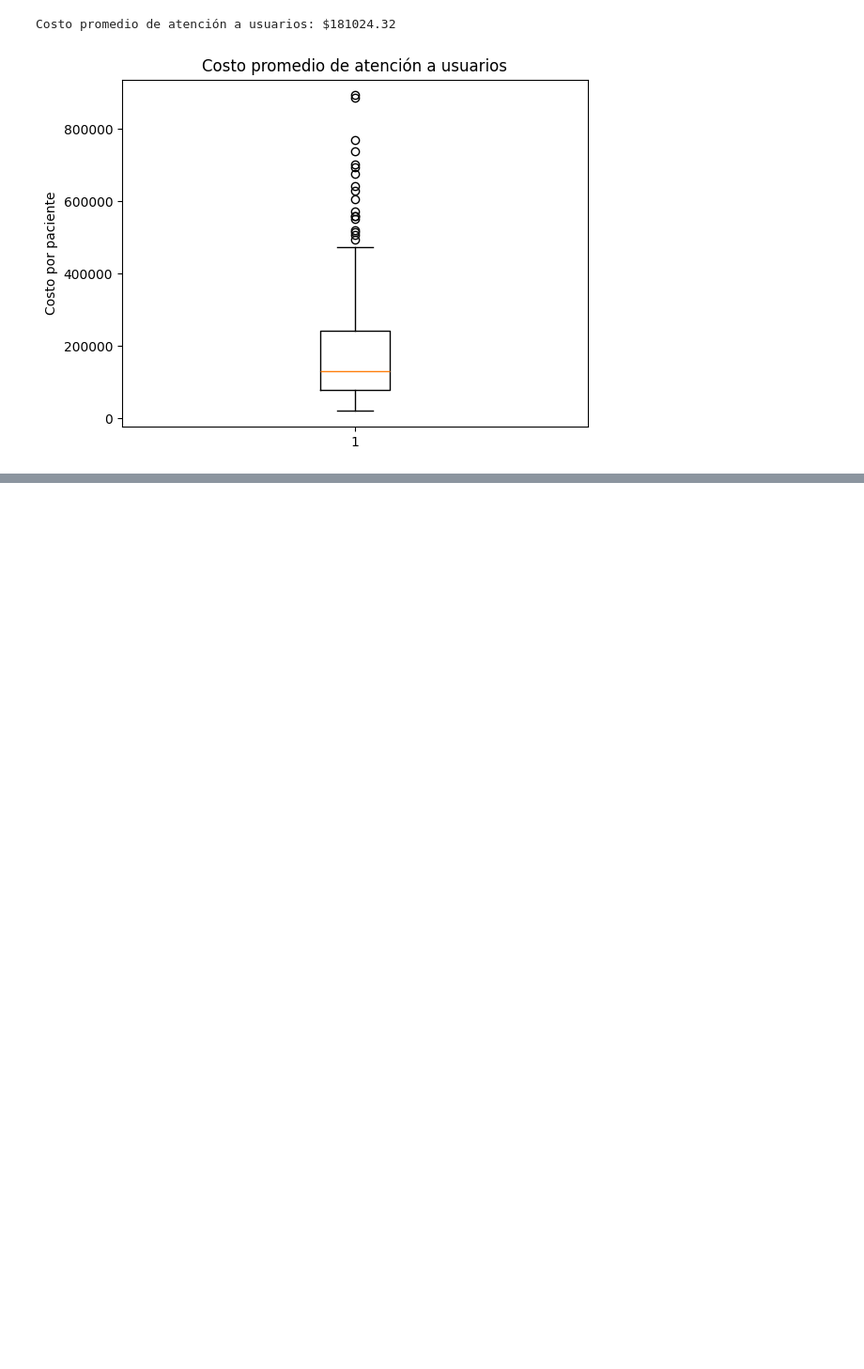
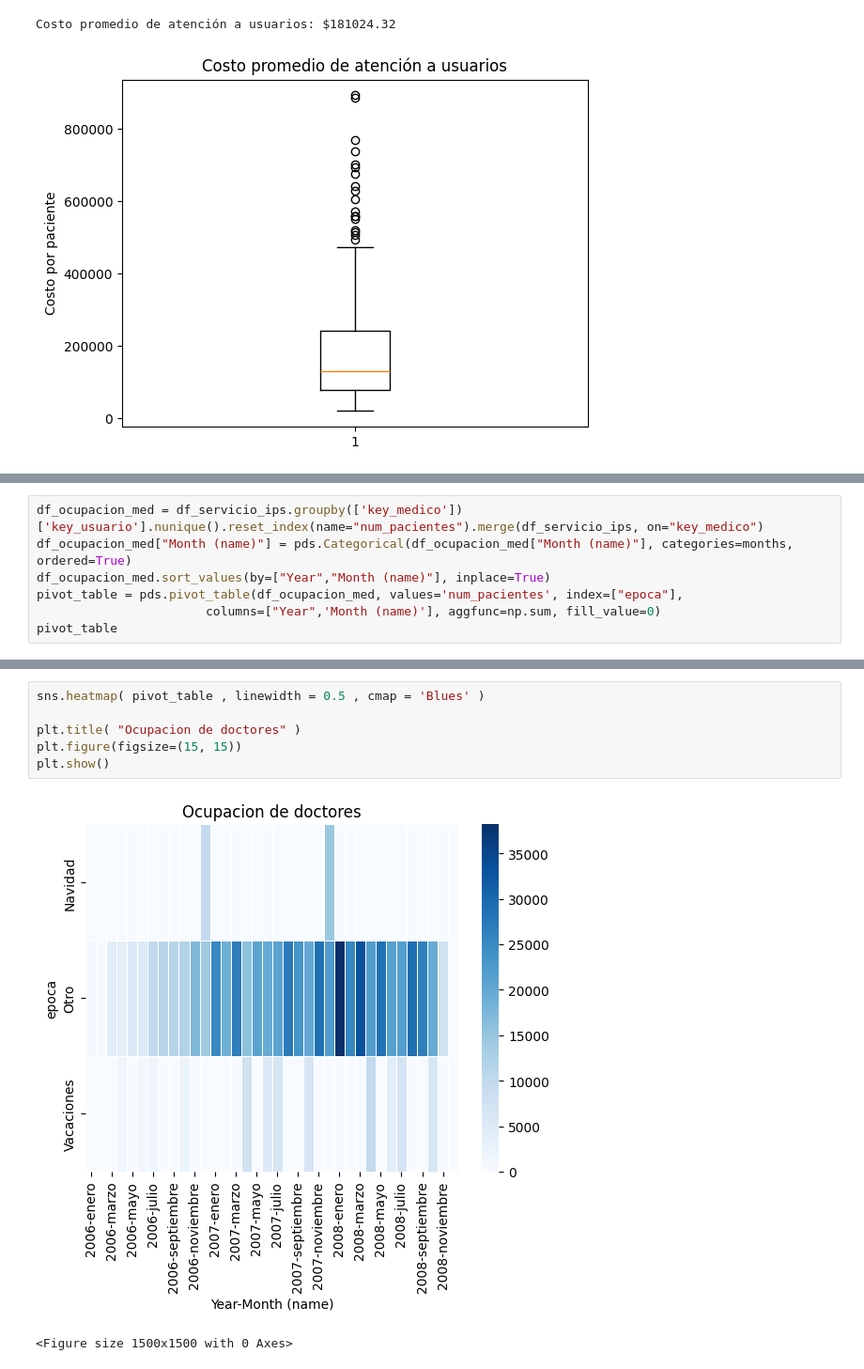
Before and after one commit to Jujo2040751/Proyecto-DataScience, a Jupyter notebook: costos.ipynb, the cells around one changed output, grey strips where cells are left out. Shown: that part at 94% size. Cells and saved outputs as stored; diff of their text form; blank space fills up the shorter version.

```diff
--- a/costos.ipynb
+++ b/costos.ipynb
@@ -246,0 +283,7 @@ Costo promedio de atención a usuarios: $181024.32
+# %%
+df_ocupacion_med = df_servicio_ips.groupby(['key_medico'])['key_usuario'].nunique().reset_index(name="num_pacientes").merge(df_servicio_ips, on="key_medico")
+df_ocupacion_med["Month (name)"] = pds.Categorical(df_ocupacion_med["Month (name)"], categories=months, ordered=True)
+df_ocupacion_med.sort_values(by=["Year","Month (name)"], inplace=True)
+pivot_table = pds.pivot_table(df_ocupacion_med, values='num_pacientes', index=["epoca"],
+                       columns=["Year",'Month (name)'], aggfunc=np.sum, fill_value=0)
+pivot_table
@@ -246,0 +298,9 @@ Costo promedio de atención a usuarios: $181024.32
+# %%
+sns.heatmap( pivot_table , linewidth = 0.5 , cmap = 'Blues' )
+
+plt.title( "Ocupacion de doctores" )
+plt.figure(figsize=(15, 15))
+plt.show()
+# %% [output]
+[figure, added]
+<Figure size 1500x1500 with 0 Axes>
```
Also changed, not shown: parts of 7 cells of this notebook.
